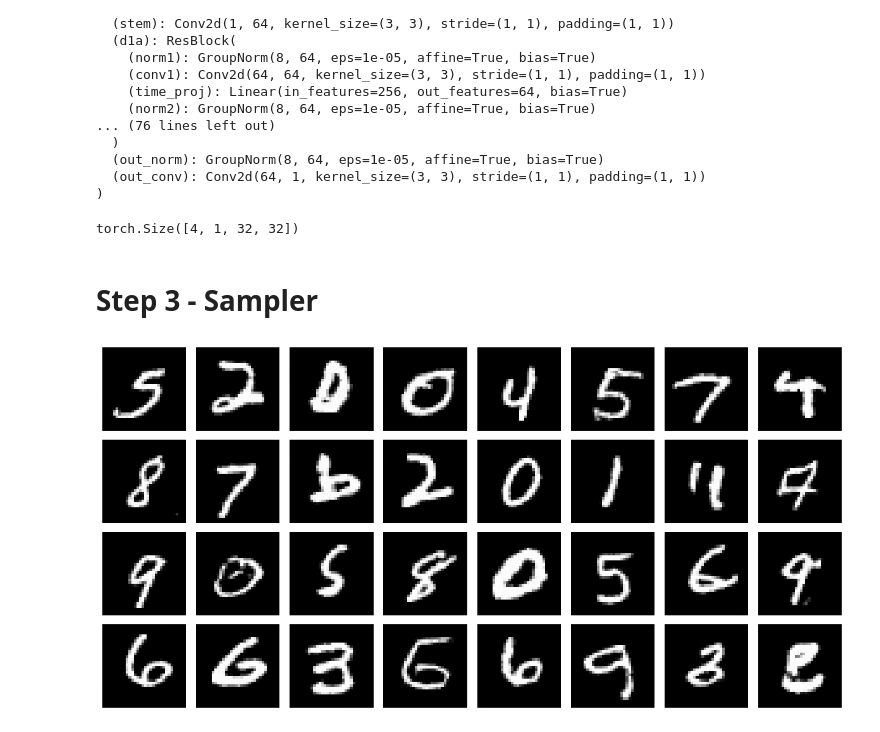
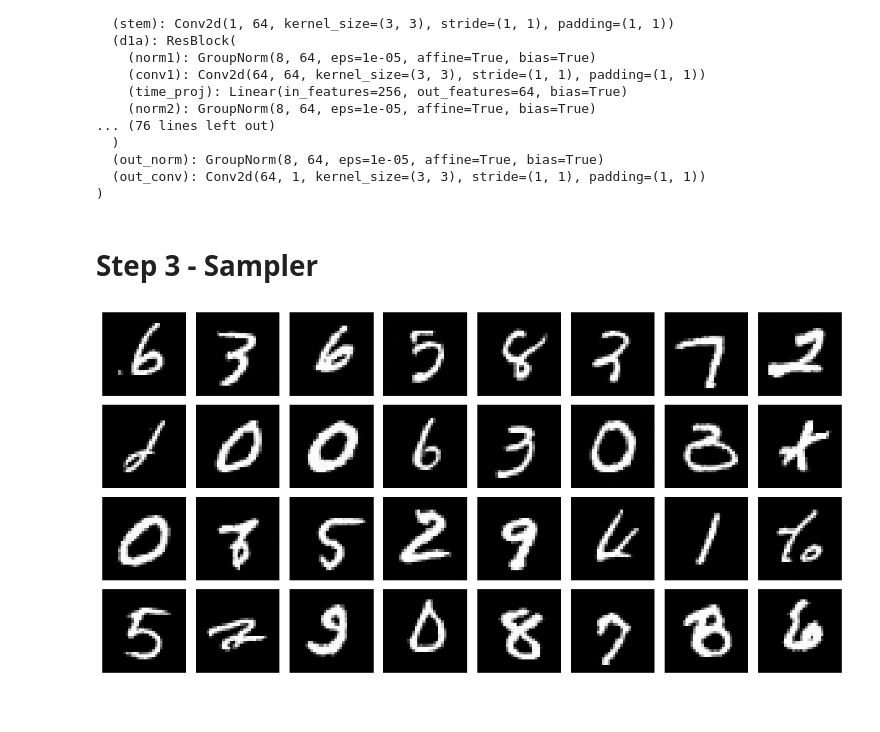
Before and after one commit to yildizberkk/diffusion-lab, a Jupyter notebook: notebooks/02_unet_training.ipynb, the cells around one changed output. Drawn from its saved outputs; the diff is of its cells as text; code cells hidden in the pictures.

Commit message:
Step 5: port to ddpm package, train.py CLI, README

```diff
--- a/notebooks/02_unet_training.ipynb
+++ b/notebooks/02_unet_training.ipynb
@@ -410,59 +167,23 @@ UNet(
   (out_norm): GroupNorm(8, 64, eps=1e-05, affine=True, bias=True)
   (out_conv): Conv2d(64, 1, kernel_size=(3, 3), stride=(1, 1), padding=(1, 1))
 )
-# %%
-x_t = torch.randn(4, 1, 32, 32, device=device)
-t = torch.randint(0, T, (4,), device=device)
-print(model(x_t, t).shape)
-# %% [output]
-torch.Size([4, 1, 32, 32])
 # %% [markdown]
 # Step 3 - Sampler
-# %%
-# Adding the @torch.no_grad() is crucial here.
-@torch.no_grad()
-def sample(model, n_samples):
-    model.eval()
-
-    # (n, 1, 32, 32) pure noise, on device
-    x = torch.randn([n_samples, 1, 32, 32], device=device)
-
-    # 999 down to 0
-    for i in reversed(range(T)):
-        # (n,) all equal to i, long dtype, on device
-        t = torch.full((n_samples,), i, device=device)
-        # (n, 1, 32, 32)
-        eps_hat = model(x, t)
-
-        # alphas[i]
-        a = alphas[i]
-        # alpha_bars[i]
-        a_bar = alpha_bars[i]
-        # betas[i]
-        b = betas[i]
-
-        # fresh noise, but zeros when i == 0
-        z = torch.randn_like(x) if i != 0 else torch.zeros_like(x)
-
-        # the reverse step
-        x = (1 / a.sqrt()) * (x - ((1 - a) / (1 - a_bar).sqrt()) * eps_hat ) + (b.sqrt() * z)
-
-    return x
 # %%
 # Let's see what kind of samples we are able to get via our sampler function
 
-out = sample(model, 32)
+out = sample(model, schedule, 32)
 out = out.cpu()
 
 fig, axes = plt.subplots(4, 8, figsize=[12,6])
 
 for k in range(32):
     img = out[k].squeeze()
     img = (img + 1) / 2
     axes[k // 8, k % 8].imshow(img, cmap="gray", vmin=0, vmax=1)
     axes[k // 8, k % 8].axis("off")
 
 fig.tight_layout()
 plt.show()
 # %% [output]
-[figure, old version]
+[figure, new version]
```
Also changed, not shown: parts of 16 cells of this notebook, 14 other files.
